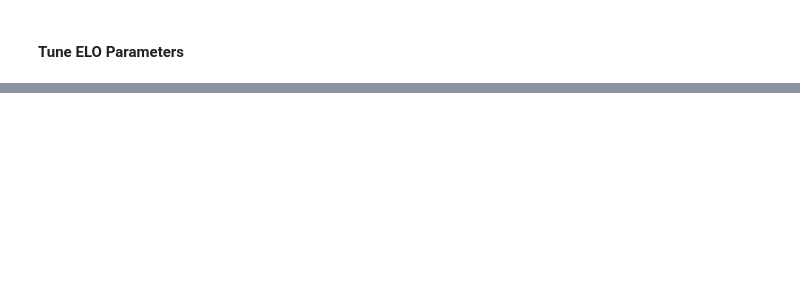
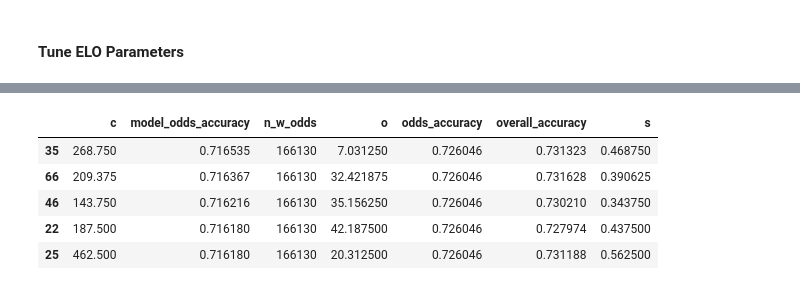
Before and after one commit to siddjagadish/tennis_new, a Jupyter notebook: tennis_new/notebooks/model_fitting/SetELO/set_elo.ipynb, the cells around one changed output, grey strips where cells are left out. Saved outputs shown, nothing was run; the diff lists cells and outputs as text; code cells hidden in the pictures; blank space fills up the shorter version.

```diff
--- a/tennis_new/notebooks/model_fitting/SetELO/set_elo.ipynb
+++ b/tennis_new/notebooks/model_fitting/SetELO/set_elo.ipynb
@@ -163,4 +185,6 @@ for c, o, s in tqdm(zip(cs, os, ss)):
 282149
 # %%
 tune_df = pd.DataFrame(out)
+# %%
+test_df = pd.DataFrame(test_out)
 # %%
@@ -168,0 +203,10 @@ tune_df.head()
+# %%
+test_df.sort_values('model_odds_accuracy', ascending=False, inplace=True)
+test_df.head()
+# %% [output]
+|  | c | model_odds_accuracy | n_w_odds | o | odds_accuracy | overall_accuracy | s |
+| 35 | 268.750 | 0.716535 | 166130 | 7.031250 | 0.726046 | 0.731323 | 0.468750 |
+| 66 | 209.375 | 0.716367 | 166130 | 32.421875 | 0.726046 | 0.731628 | 0.390625 |
+| 46 | 143.750 | 0.716216 | 166130 | 35.156250 | 0.726046 | 0.730210 | 0.343750 |
+| 22 | 187.500 | 0.716180 | 166130 | 42.187500 | 0.726046 | 0.727974 | 0.437500 |
+| 25 | 462.500 | 0.716180 | 166130 | 20.312500 | 0.726046 | 0.731188 | 0.562500 |
```
Also changed, not shown: parts of 13 cells of this notebook, 1 other file.
